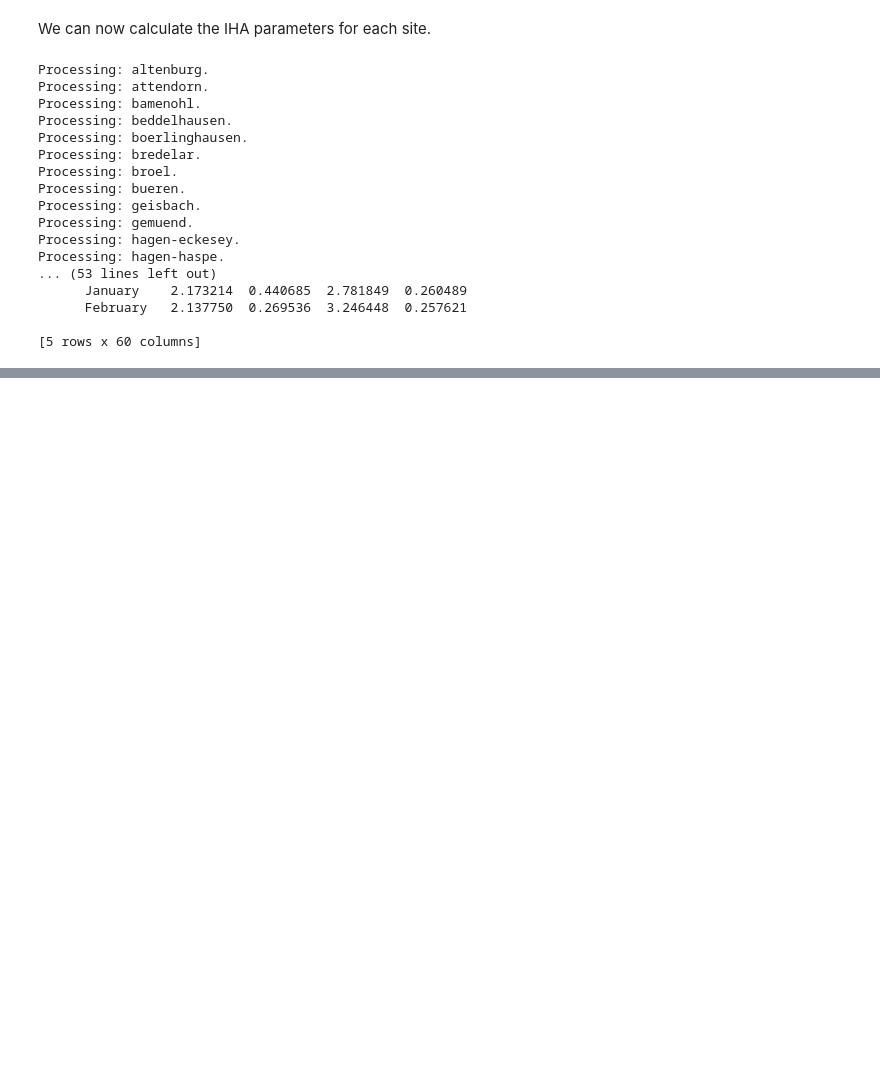
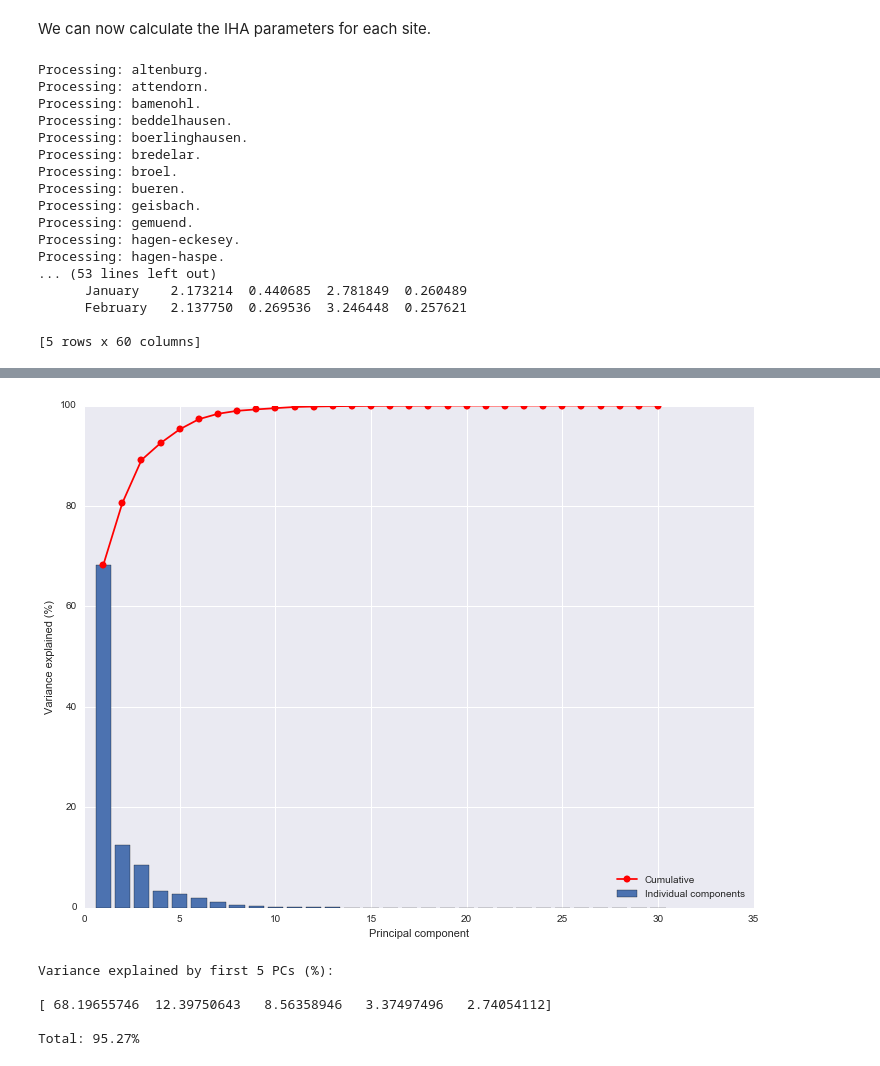
Before and after one commit to JamesSample/ECOREG, a Jupyter notebook: ecoreg_data_exploration.ipynb, the cells around one changed output, grey strips where cells are left out. Saved outputs shown, nothing was run; the diff lists cells and outputs as text; code cells hidden in the pictures; blank space fills up the shorter version.

```diff
--- a/ecoreg_data_exploration.ipynb
+++ b/ecoreg_data_exploration.ipynb
@@ -978,0 +1054,37 @@ Processing: hagen-haspe.
+# %%
+from sklearn.preprocessing import StandardScaler
+from sklearn.decomposition import PCA
+import numpy as np
+
+# Standardise the feature data
+feat_std = StandardScaler().fit_transform(iha_df)
+
+# Setup PCA. Initially, choose to keep ALL components
+pca = PCA()
+
+# Fit model
+pca.fit(feat_std)
+
+# Get explained variances (in %)
+var_exp = 100*pca.explained_variance_ratio_
+cum_exp = np.cumsum(var_exp)
+
+# Plot
+fig = plt.figure(figsize=(12, 9))
+plt.bar(range(1, len(var_exp)+1), var_exp, align='center', label='Individual components')
+plt.plot(range(1, len(cum_exp)+1), cum_exp, 'r-o', label='Cumulative')
+plt.xlabel('Principal component')
+plt.ylabel('Variance explained (%)')
+plt.legend(loc='lower right')
+plt.show()
+
+print 'Variance explained by first 5 PCs (%):\n'
+print var_exp[:5]
+print '\nTotal: %.2f%%' % var_exp[:5].sum()
+# %% [output]
+[figure, added]
+Variance explained by first 5 PCs (%):
+
+[ 68.19655746  12.39750643   8.56358946   3.37497496   2.74054112]
+
+Total: 95.27%
```
Also changed, not shown: parts of 14 cells of this notebook.
